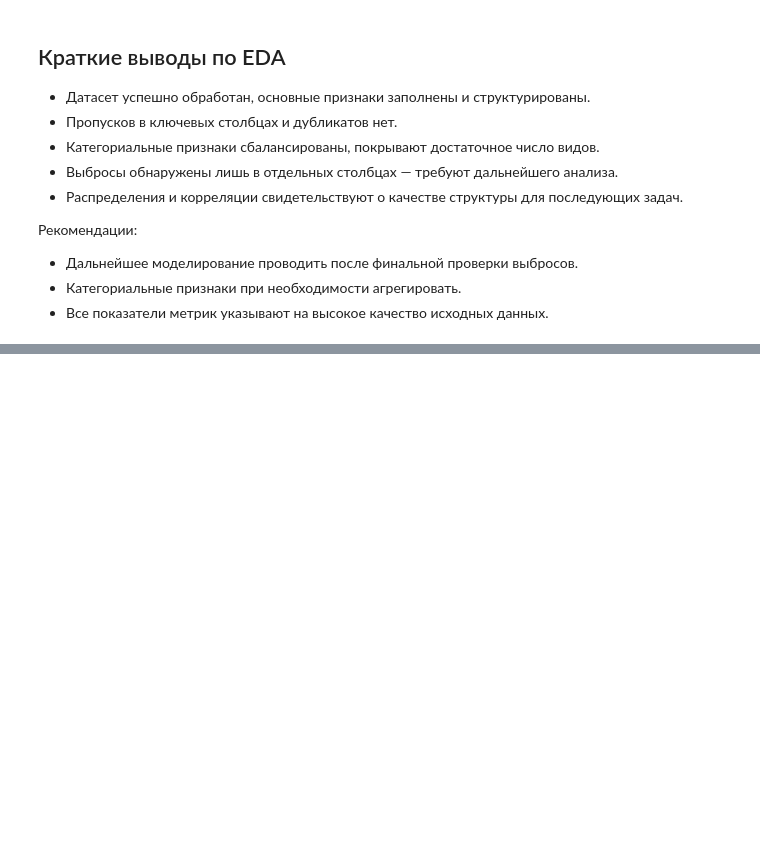
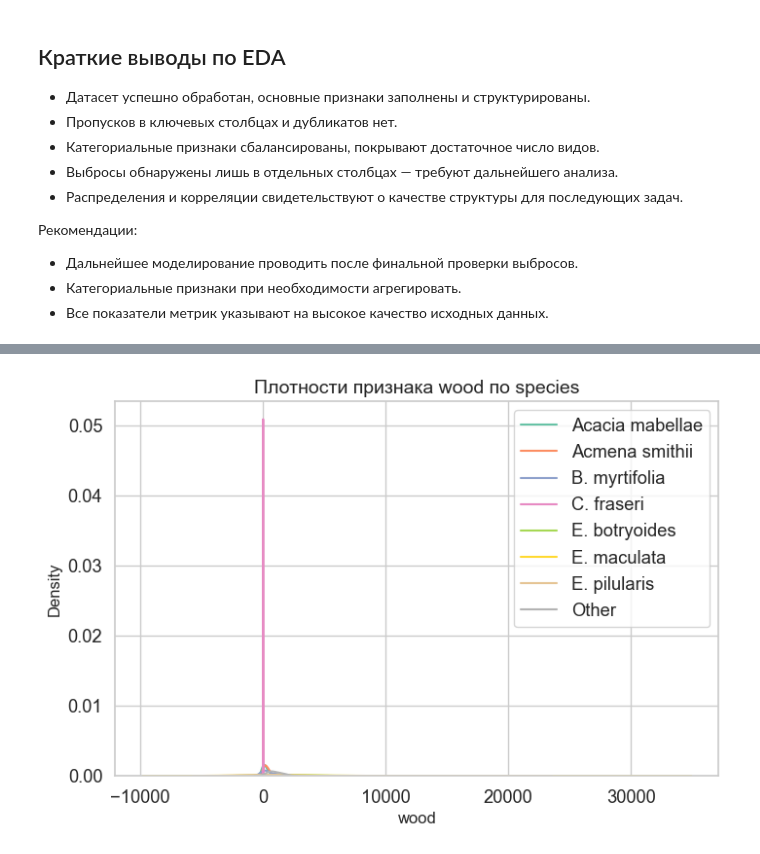
Before and after one commit to aclimova/Klimova-75-63-project, a Jupyter notebook: notebooks/EDA.ipynb, the cells around one changed output, grey strips where cells are left out. Cells and saved outputs as stored; diff of their text form; code cells hidden in the pictures; blank space fills up the shorter version.

```diff
--- a/notebooks/EDA.ipynb
+++ b/notebooks/EDA.ipynb
@@ -260,0 +295,12 @@ plt.show()
+# %%
+plt.figure(figsize=(8,5))
+for s in df['species'].cat.categories:
+    mask = df['species'] == s
+    if mask.any():
+        sns.kdeplot(df.loc[mask, "wood"], label=s)
+plt.title("Плотности признака wood по species")
+plt.xlabel("wood")
+plt.legend()
+plt.show()
+# %% [output]
+[figure, added]
```
Also changed, not shown: parts of 24 cells of this notebook.
